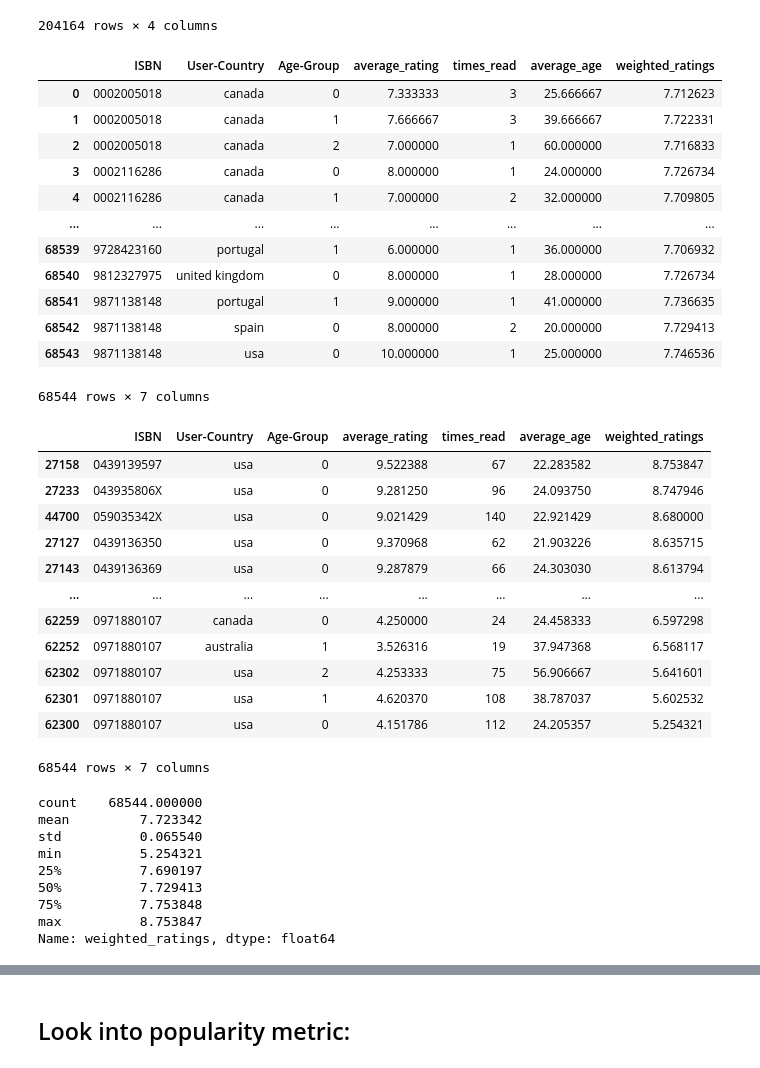
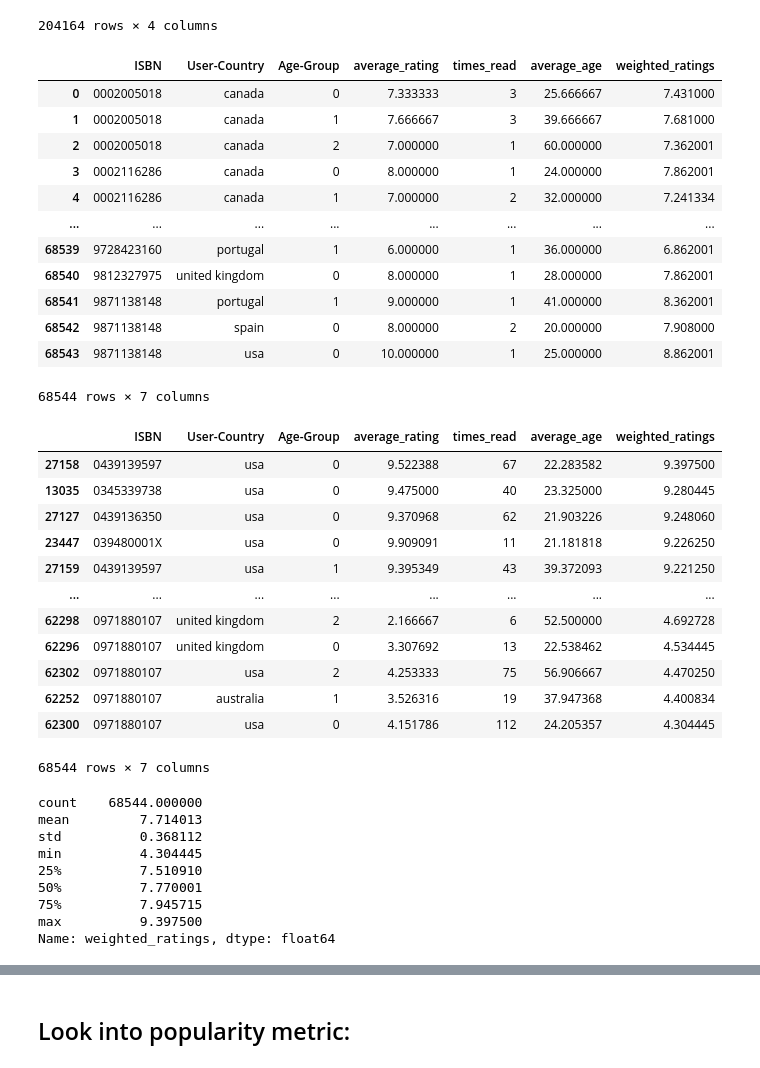
Before and after one commit to caseynator123/EDP_assigment2, a Jupyter notebook: ml/ml_analysis_dt.ipynb, the cells around one changed output, grey strips where cells are left out. Saved outputs shown, nothing was run; the diff lists cells and outputs as text; code cells hidden in the pictures.

```diff
--- a/ml/ml_analysis_dt.ipynb
+++ b/ml/ml_analysis_dt.ipynb
@@ -114,22 +116,22 @@ weighted_ratings = ratings.groupby(['ISBN', 'User-Country', 'Age-Group']).agg(av
                                      = ('Book-Rating', 'mean'), times_read = ('User-ID', 'count'), average_age = ('User-Age', 'mean')) \
                                     .reset_index()
 # %%
-m = 50
+m = 5
 # weighted_ratings = weighted_ratings[weighted_ratings['times_read'] > m]
 weighted_ratings
 # %% [output]
 |  | ISBN | User-Country | Age-Group | average_rating | times_read | average_age | weighted_ratings |
-| 0 | 0002005018 | canada | 0 | 7.333333 | 3 | 25.666667 | 7.712623 |
-| 1 | 0002005018 | canada | 1 | 7.666667 | 3 | 39.666667 | 7.722331 |
-| 2 | 0002005018 | canada | 2 | 7.000000 | 1 | 60.000000 | 7.716833 |
-| 3 | 0002116286 | canada | 0 | 8.000000 | 1 | 24.000000 | 7.726734 |
-| 4 | 0002116286 | canada | 1 | 7.000000 | 2 | 32.000000 | 7.709805 |
+| 0 | 0002005018 | canada | 0 | 7.333333 | 3 | 25.666667 | 7.431000 |
+| 1 | 0002005018 | canada | 1 | 7.666667 | 3 | 39.666667 | 7.681000 |
+| 2 | 0002005018 | canada | 2 | 7.000000 | 1 | 60.000000 | 7.362001 |
+| 3 | 0002116286 | canada | 0 | 8.000000 | 1 | 24.000000 | 7.862001 |
+| 4 | 0002116286 | canada | 1 | 7.000000 | 2 | 32.000000 | 7.241334 |
 | ... | ... | ... | ... | ... | ... | ... | ... |
-| 68539 | 9728423160 | portugal | 1 | 6.000000 | 1 | 36.000000 | 7.706932 |
-| 68540 | 9812327975 | united kingdom | 0 | 8.000000 | 1 | 28.000000 | 7.726734 |
-| 68541 | 9871138148 | portugal | 1 | 9.000000 | 1 | 41.000000 | 7.736635 |
-| 68542 | 9871138148 | spain | 0 | 8.000000 | 2 | 20.000000 | 7.729413 |
-| 68543 | 9871138148 | usa | 0 | 10.000000 | 1 | 25.000000 | 7.746536 |
+| 68539 | 9728423160 | portugal | 1 | 6.000000 | 1 | 36.000000 | 6.862001 |
+| 68540 | 9812327975 | united kingdom | 0 | 8.000000 | 1 | 28.000000 | 7.862001 |
+| 68541 | 9871138148 | portugal | 1 | 9.000000 | 1 | 41.000000 | 8.362001 |
+| 68542 | 9871138148 | spain | 0 | 8.000000 | 2 | 20.000000 | 7.908000 |
+| 68543 | 9871138148 | usa | 0 | 10.000000 | 1 | 25.000000 | 8.862001 |
 68544 rows × 7 columns
 # %%
 t = weighted_ratings['times_read']
@@ -141,29 +143,29 @@ weighted_ratings['weighted_ratings'] = ((t*a/(t+m))) + ((m*c/(m+t)))
 weighted_ratings.sort_values('weighted_ratings', ascending = False)
 # %% [output]
 |  | ISBN | User-Country | Age-Group | average_rating | times_read | average_age | weighted_ratings |
-| 27158 | 0439139597 | usa | 0 | 9.522388 | 67 | 22.283582 | 8.753847 |
-| 27233 | 043935806X | usa | 0 | 9.281250 | 96 | 24.093750 | 8.747946 |
-| 44700 | 059035342X | usa | 0 | 9.021429 | 140 | 22.921429 | 8.680000 |
-| 27127 | 0439136350 | usa | 0 | 9.370968 | 62 | 21.903226 | 8.635715 |
-| 27143 | 0439136369 | usa | 0 | 9.287879 | 66 | 24.303030 | 8.613794 |
+| 27158 | 0439139597 | usa | 0 | 9.522388 | 67 | 22.283582 | 9.397500 |
+| 13035 | 0345339738 | usa | 0 | 9.475000 | 40 | 23.325000 | 9.280445 |
+| 27127 | 0439136350 | usa | 0 | 9.370968 | 62 | 21.903226 | 9.248060 |
+| 23447 | 039480001X | usa | 0 | 9.909091 | 11 | 21.181818 | 9.226250 |
+| 27159 | 0439139597 | usa | 1 | 9.395349 | 43 | 39.372093 | 9.221250 |
 | ... | ... | ... | ... | ... | ... | ... | ... |
-| 62259 | 0971880107 | canada | 0 | 4.250000 | 24 | 24.458333 | 6.597298 |
-| 62252 | 0971880107 | australia | 1 | 3.526316 | 19 | 37.947368 | 6.568117 |
-| 62302 | 0971880107 | usa | 2 | 4.253333 | 75 | 56.906667 | 5.641601 |
-| 62301 | 0971880107 | usa | 1 | 4.620370 | 108 | 38.787037 | 5.602532 |
-| 62300 | 0971880107 | usa | 0 | 4.151786 | 112 | 24.205357 | 5.254321 |
+| 62298 | 0971880107 | united kingdom | 2 | 2.166667 | 6 | 52.500000 | 4.692728 |
+| 62296 | 0971880107 | united kingdom | 0 | 3.307692 | 13 | 22.538462 | 4.534445 |
+| 62302 | 0971880107 | usa | 2 | 4.253333 | 75 | 56.906667 | 4.470250 |
+| 62252 | 0971880107 | australia | 1 | 3.526316 | 19 | 37.947368 | 4.400834 |
+| 62300 | 0971880107 | usa | 0 | 4.151786 | 112 | 24.205357 | 4.304445 |
 68544 rows × 7 columns
 # %%
 weighted_ratings['weighted_ratings'].describe()
 # %% [output]
 count    68544.000000
-mean         7.723342
-std          0.065540
-min          5.254321
-25%          7.690197
-50%          7.729413
-75%          7.753848
-max          8.753847
+mean         7.714013
+std          0.368112
+min          4.304445
+25%          7.510910
+50%          7.770001
+75%          7.945715
+max          9.397500
 Name: weighted_ratings, dtype: float64
 # %%
 weighted_ratings.hist('weighted_ratings')
```
Also changed, not shown: parts of 12 cells of this notebook.
